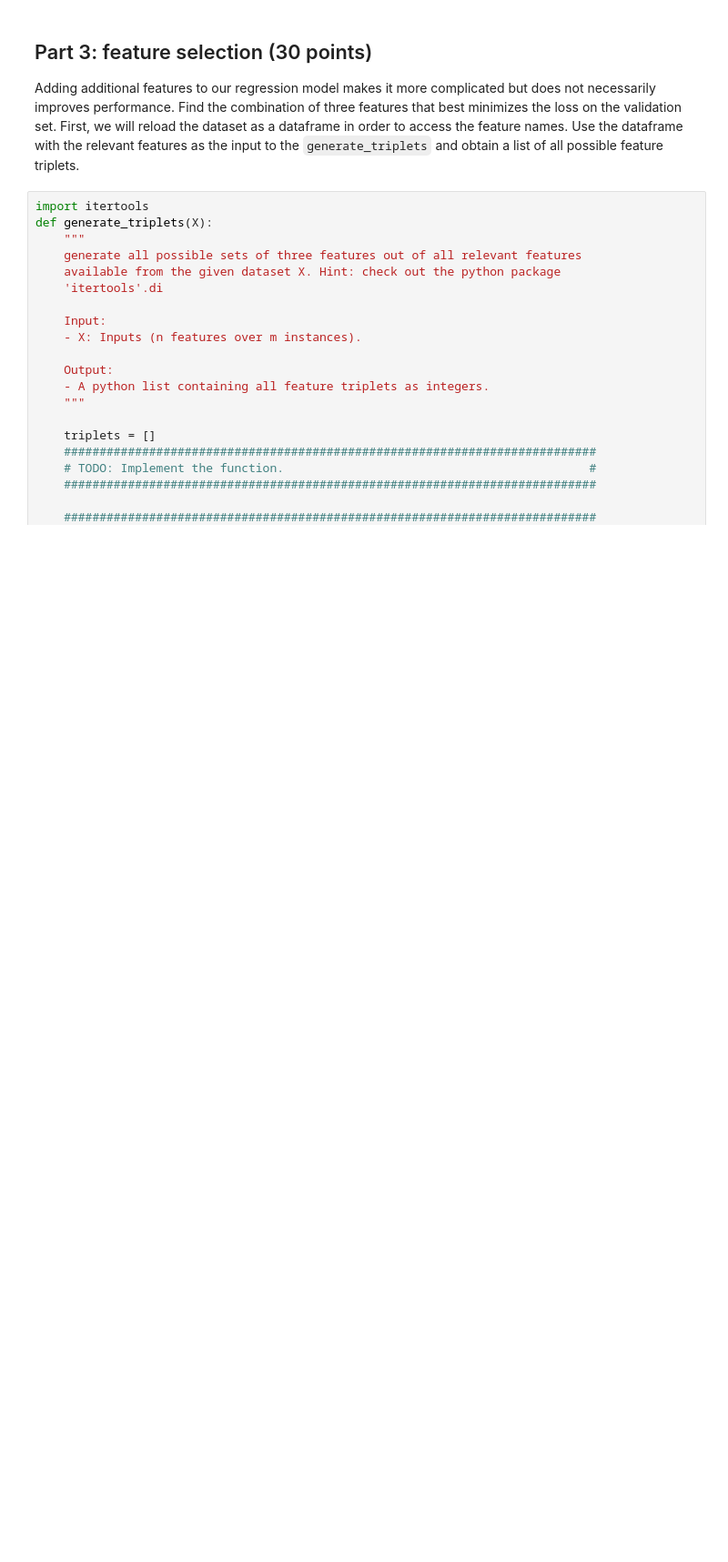
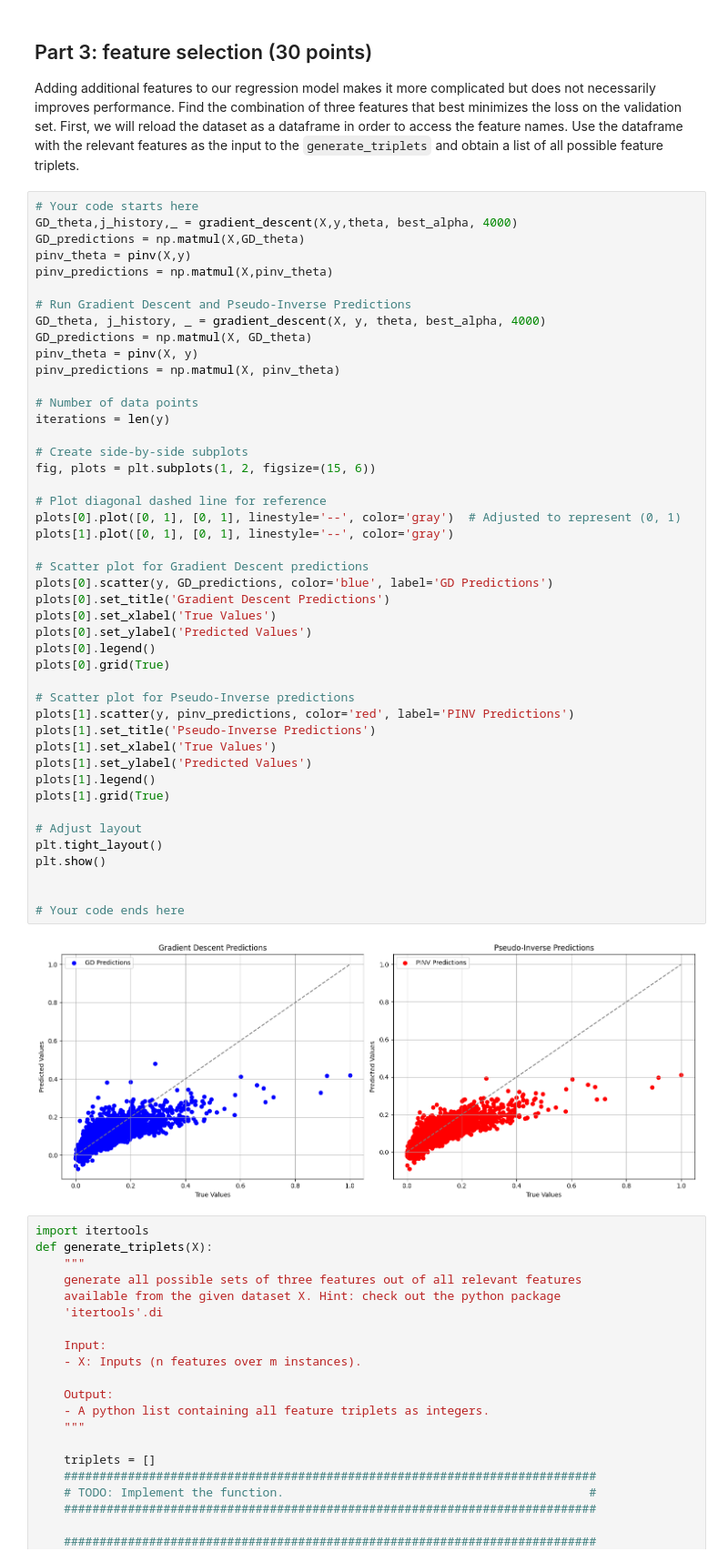
Before and after one commit to itanini/ML_ex2, a Jupyter notebook: hw2.ipynb, the cells around one changed output. Shown: that part at 91% size. Cells and saved outputs as stored; diff of their text form; blank space fills up the shorter version.

Commit message:
changed to subplots

```diff
--- a/hw2.ipynb
+++ b/hw2.ipynb
@@ -399,6 +378,53 @@ plt.legend()
 ## Part 3: feature selection (30 points)
 
 Adding additional features to our regression model makes it more complicated but does not necessarily improves performance. Find the combination of three features that best minimizes the loss on the validation set. First, we will reload the dataset as a dataframe in order to access the feature names. Use the dataframe with the relevant features as the input to the `generate_triplets` and obtain a list of all possible feature triplets.
+# %%
+# Your code starts here
+GD_theta,j_history,_ = gradient_descent(X,y,theta, best_alpha, 4000)
+GD_predictions = np.matmul(X,GD_theta)
+pinv_theta = pinv(X,y)
+pinv_predictions = np.matmul(X,pinv_theta)
+
+# Run Gradient Descent and Pseudo-Inverse Predictions
+GD_theta, j_history, _ = gradient_descent(X, y, theta, best_alpha, 4000)
+GD_predictions = np.matmul(X, GD_theta)
+pinv_theta = pinv(X, y)
+pinv_predictions = np.matmul(X, pinv_theta)
+
+# Number of data points
+iterations = len(y)
+
+# Create side-by-side subplots
+fig, plots = plt.subplots(1, 2, figsize=(15, 6))
+
+# Plot diagonal dashed line for reference
+plots[0].plot([0, 1], [0, 1], linestyle='--', color='gray')  # Adjusted to represent (0, 1)
+plots[1].plot([0, 1], [0, 1], linestyle='--', color='gray')
+
+# Scatter plot for Gradient Descent predictions
+plots[0].scatter(y, GD_predictions, color='blue', label='GD Predictions')
+plots[0].set_title('Gradient Descent Predictions')
+plots[0].set_xlabel('True Values')
+plots[0].set_ylabel('Predicted Values')
+plots[0].legend()
+plots[0].grid(True)
+
+# Scatter plot for Pseudo-Inverse predictions
+plots[1].scatter(y, pinv_predictions, color='red', label='PINV Predictions')
+plots[1].set_title('Pseudo-Inverse Predictions')
+plots[1].set_xlabel('True Values')
+plots[1].set_ylabel('Predicted Values')
+plots[1].legend()
+plots[1].grid(True)
+
+# Adjust layout
+plt.tight_layout()
+plt.show()
+
+
+# Your code ends here
+# %% [output]
+[figure, added]
 # %%
 import itertools
 def generate_triplets(X):
```
Also changed, not shown: parts of 1 cell of this notebook.
